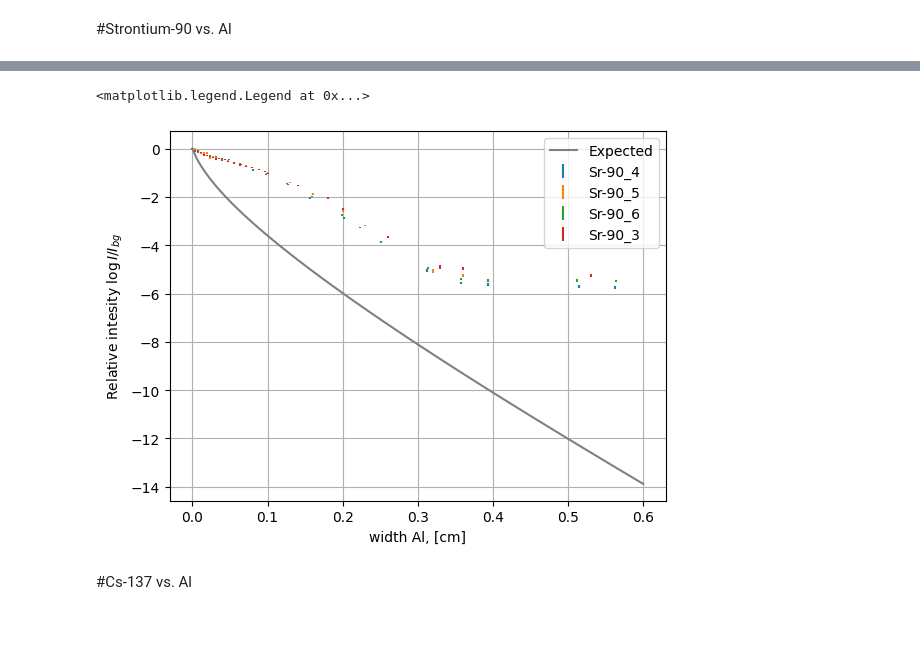
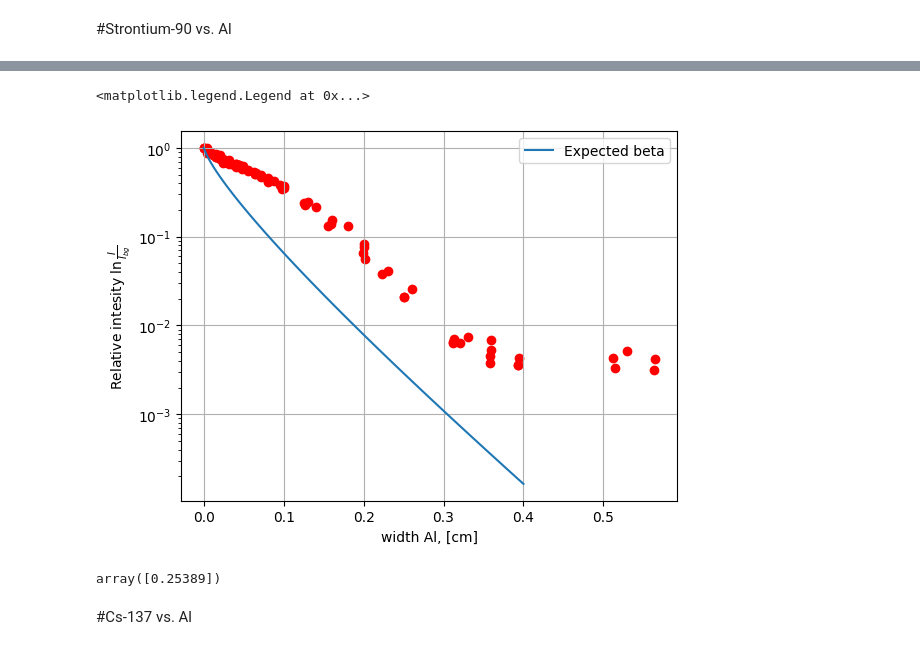
Before and after one commit to evgeny-kolonsky/Lab4, a Jupyter notebook: NU/Attenuation_model.ipynb, the cells around one changed output, grey strips where cells are left out. Saved outputs shown, nothing was run; the diff lists cells and outputs as text; code cells hidden in the pictures.

```diff
--- a/NU/Attenuation_model.ipynb
+++ b/NU/Attenuation_model.ipynb
@@ -341,7 +343,7 @@ def zero_spectrum():
 
 
 def beta_spectrum(Emax):
-  Emid = Emax * 0.3 # intensity maximum energy coordinate
+  Emid = Emax * 0.9 # intensity maximum energy coordinate
   I  = zero_spectrum()
   mask = Espace >= Emid
   I[mask] =  (1 - Espace[mask]/Emax) * Emax / (Emax - Emid) # rude approximation by lines
@@ -515,33 +507,50 @@ mu_spectrum_beta = mu_interpolate(Espace, material=material, rays='beta')
 # %%
-total_i = np.array([])
+material = 'Al'
+depth_max = 0.4 #cm
+rho = 2.7 # g/cm3
+
+weight1 = 0.1
+weight2 = 1 - weight1
+I0_beta  = beta_spectrum(0.546) * weight1 + beta_spectrum(2.280) * weight2
+
+mu_spectrum_beta = mu_interpolate(Espace, material=material, rays='beta')
+
+total_beta = np.array([])
 depths = np.linspace(0, depth_max, 100)
 for depth in depths:
-  s = np.sum(I0 * np.exp(- mu_spectrum_beta * depth * rho) )
-  total_i = np.append(total_i, s )
+  s = np.sum(I0_beta * np.exp(- mu_spectrum_beta * depth * rho) )
+  total_beta = np.append(total_beta, s )
 
-total_i /= total_i[0]
-plt.plot(depths, np.log(total_i), color='gray', label='Expected')
+total_beta /= np.max(total_beta)
+
+plt.plot(depths, total_beta , label='Expected beta')
 
 URL = 'https://raw.githubusercontent.com/tphlabs/data/main/Lab4_Nuclear/2023_12_26/'
 for num in [4, 5, 6, 3]:
   filename = f'sr-90-{num}.txt'
-  d, counts, time = np.genfromtxt(URL + filename).T
+  data = np.genfromtxt(URL + filename)
+  d, counts, time = data.T
   d = d /10 # mm -> cm
   delta = 1/np.sqrt(counts) # relative error
   I = counts / time
   I_rel = I / np.max(I) # relative intensity
   I_err = delta * I_rel
   log_I_rel = I_err / I_rel # error of log
 
-  plt.errorbar(d, np.log(I_rel), yerr=log_I_rel, linestyle='', label=f'Sr-90_{num}')
+  plt.scatter(d, I_rel, color='red')
 
+plt.yscale('log')
 plt.xlabel('width Al, [cm]')
-plt.ylabel(r'Relative intesity $\log I/I_{bg}$')
+plt.ylabel(r'Relative intesity $\ln \frac{I}{I_{bg}}$')
 plt.grid()
 plt.legend()
 # %% [output]
 <matplotlib.legend.Legend at 0x...>
-[figure, old version]
+[figure, new version]
+# %%
+np.exp( - mu_interpolate([2.280], material='Al', rays='beta') * rho * 0.1)
+# %% [output]
+array([0.25389])
 # %% [markdown]
 #Cs-137 vs. Al
 # %% [markdown]
```
Also changed, not shown: parts of 8 cells of this notebook.
